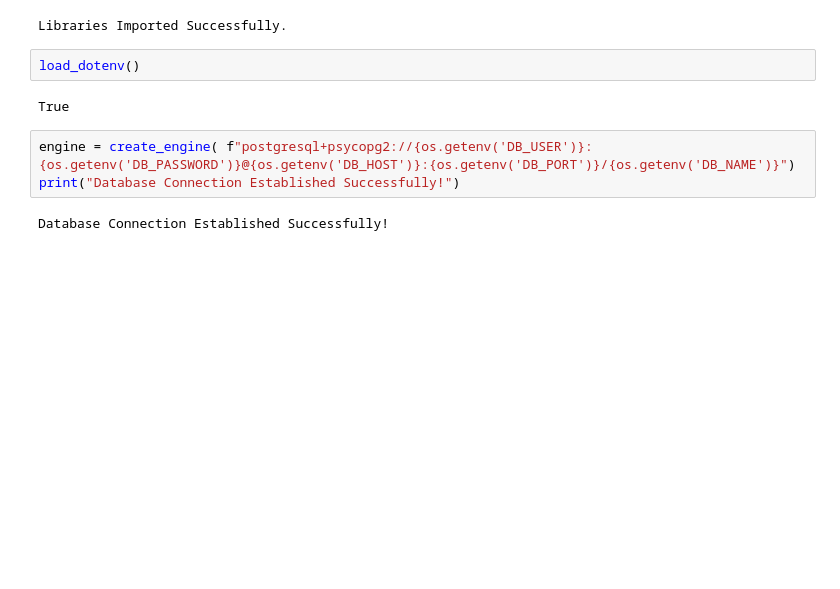
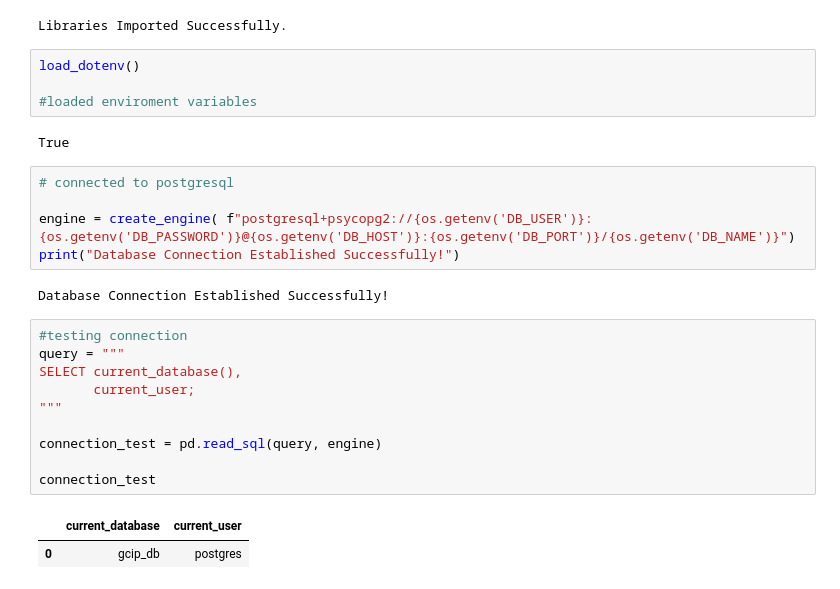
Before and after one commit to Van004-ds/GCIP, a Jupyter notebook: notebook/eda.ipynb, the cells around one changed output. Saved outputs shown, nothing was run; the diff lists cells and outputs as text; blank space fills up the shorter version.

```diff
--- a/notebook/eda.ipynb
+++ b/notebook/eda.ipynb
@@ -24,10 +24,27 @@ print("Libraries Imported Successfully."
 Libraries Imported Successfully.
 # %%
 load_dotenv()
+
+#loaded enviroment variables
 # %% [output]
 True
 # %%
+# connected to postgresql
+
 engine = create_engine( f"postgresql+psycopg2://{os.getenv('DB_USER')}:{os.getenv('DB_PASSWORD')}@{os.getenv('DB_HOST')}:{os.getenv('DB_PORT')}/{os.getenv('DB_NAME')}")
 print("Database Connection Established Successfully!")
 # %% [output]
 Database Connection Established Successfully!
+# %%
+#testing connection
+query = """
+SELECT current_database(),
+       current_user;
+"""
+
+connection_test = pd.read_sql(query, engine)
+
+connection_test
+# %% [output]
+|  | current_database | current_user |
+| 0 | gcip_db | postgres |
```
Also changed, not shown: parts of 23 cells of this notebook.
